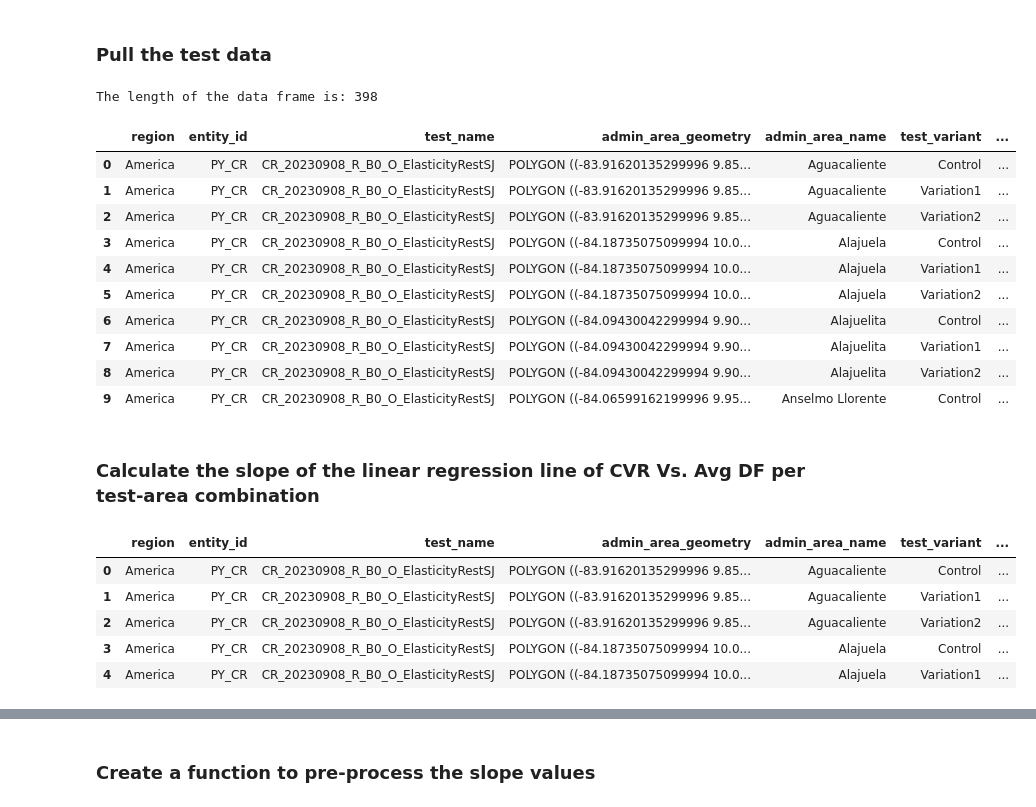
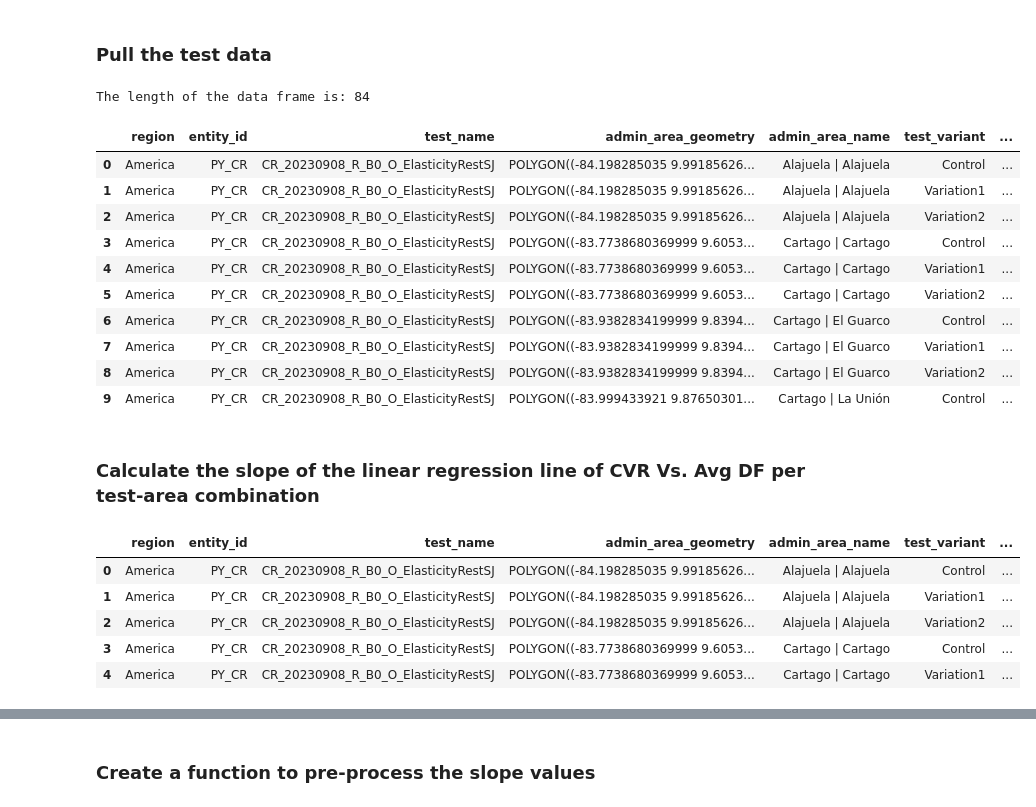
Before and after one commit to shazebasad-dh/https---github.com-deliveryhero-global_pricing, a Jupyter notebook: customer_location/customer_area_grouping.ipynb, the cells around one changed output, grey strips where cells are left out. Drawn from its saved outputs; the diff is of its cells as text; code cells hidden in the pictures.

Commit message:
add slope singificance label and remove gadm level filter

```diff
--- a/customer_location/customer_area_grouping.ipynb
+++ b/customer_location/customer_area_grouping.ipynb
@@ -114,16 +109,15 @@ except ValueError:
 ### Pull the test data
 # %%
 test_data_query = """
-	-- Get the GADM data for the countries of choice
-	WITH gadm_data AS (
+	-- Get the admin area data for the countries of choice
+	WITH admin_area_data AS (
 		SELECT
 			ent.segment AS region,
 			ent.global_entity_id AS entity_id,
-			gadm.*
-		FROM `logistics-data-storage-staging.long_term_pricing.gadm_geo_spatial_data_level_{gadm_level}` gadm
-		LEFT JOIN `fulfillment-dwh-production.curated_data_shared_coredata.global_entities` ent ON gadm.gid_0 = ent.country_iso_a3
+			geo.*
+		FROM `logistics-data-storage-staging.long_term_pricing.customer_location_admin_area_data` geo
+		LEFT JOIN `fulfillment-dwh-production.curated_data_shared_coredata.global_entities` ent ON geo.country_code = LOWER(ent.country_code)
 		WHERE TRUE
-			AND IF ("{area_types}" = "All", TRUE, gadm.engtype_{gadm_level} IN ("{area_types}"))
 			AND ent.is_reporting_enabled
             AND ent.is_entity_online
             AND ent.global_entity_id IN ("{entities_of_choice}")
@@ -156,15 +150,15 @@ test_data_query = """
 		QUALIFY ROW_NUMBER() OVER (PARTITION BY x.entity_id, x.perseus_session_id ORDER BY e.event_time DESC) = 1 -- Get the latest location for every session
 	),
 
-    -- Enrich the perseus location data with the GADM data
+    -- Enrich the perseus location data with the admin area data
     perseus_location_enriched AS (
 		SELECT
 			x.*,
-			gadm.geometry AS admin_area_geometry,
-			gadm.name_{gadm_level} AS admin_area_name
+			geo.admin_area_geometry,
+			geo.admin_area_name
 		FROM perseus_location x
         -- This LEFT JOIN checks if the customer location is contained within an admin area and returns TRUE if that is the case
-		LEFT JOIN gadm_data gadm ON x.entity_id = gadm.entity_id AND ST_CONTAINS(SAFE.ST_GEOGFROM(gadm.geometry), x.perseus_location)
+		LEFT JOIN admin_area_data geo ON x.entity_id = geo.entity_id AND ST_CONTAINS(geo.admin_area_geometry, x.perseus_location)
     ),
 
     -- Calculate CVR and CVR3 for each test-area-variant combination
@@ -173,7 +167,7 @@ test_data_query = """
 			ent.segment AS region,
 			x.entity_id,
 			x.test_name,
-			loc.admin_area_geometry,
+			ST_ASTEXT(loc.admin_area_geometry) AS admin_area_geometry,
 			loc.admin_area_name,
 			x.variant AS test_variant,
 			COUNT(DISTINCT x.fe_session_id) AS total_session_count,
@@ -196,14 +190,14 @@ test_data_query = """
         	ent.segment AS region,
 			a.entity_id,
 			b.test_name,
-            gadm.geometry AS admin_area_geometry,
-  			gadm.name_{gadm_level} AS admin_area_name,
+            ST_ASTEXT(geo.admin_area_geometry) AS admin_area_geometry,
+  			geo.admin_area_name,
 			a.test_variant,
             AVG(a.delivery_fee_local) AS avg_df_local,
 		FROM `fulfillment-dwh-production.{dataset}.dps_sessions_mapped_to_orders` a
 		LEFT JOIN `fulfillment-dwh-production.{dataset}.dps_test_orders` b ON a.entity_id = b.entity_id AND a.order_id = b.order_id
         -- This LEFT JOIN checks if the customer location is contained within an admin area and returns TRUE if that is the case
-		LEFT JOIN gadm_data gadm ON a.entity_id = gadm.entity_id AND ST_CONTAINS(SAFE.ST_GEOGFROM(gadm.geometry), a.customer_location)
+		LEFT JOIN admin_area_data geo ON a.entity_id = geo.entity_id AND ST_CONTAINS(geo.admin_area_geometry, a.customer_location)
         INNER JOIN `fulfillment-dwh-production.curated_data_shared_coredata.global_entities` ent ON a.entity_id = ent.global_entity_id -- Get the region associated with every entity_id
 		WHERE TRUE
 			AND a.created_date BETWEEN DATE("{lookback_period_start_date}") AND DATE("{lookback_period_end_date}")
@@ -221,47 +215,46 @@ test_data_query = """
 		cvr.test_name,
         cvr.admin_area_geometry,
         cvr.admin_area_name,
 		cvr.test_variant,
 		cvr.total_session_count,
 		cvr.cvr,
 		cvr.cvr3,
 		ord.avg_df_local
 	FROM cvr_agg_data cvr
 	-- We use an INNER JOIN because we only want to include areas that have both CVR and order data
     INNER JOIN orders_agg_data ord USING(entity_id, test_name, admin_area_geometry, admin_area_name, test_variant)
 	ORDER BY 1, 2, 3, 4
 """.format(
-	area_types='", "'.join(area_types),
-	gadm_level=gadm_level,
     dataset=dataset,
     lookback_period_start_date=lookback_period_start_date,
     lookback_period_end_date=lookback_period_end_date,
     entities_of_choice='", "'.join(entities_of_choice),
     test_names = '", "'.join(list_test_names)
 )
 
-df_test_data = pd.DataFrame(client.query(query=test_data_query).result().to_dataframe(bqstorage_client=bqstorage_client, progress_bar_type="tqdm"))\
+# Execute the query
+df_test_data = pd.DataFrame(client.query(query=test_data_query).result().to_dataframe(progress_bar_type="tqdm", bqstorage_client=bqstorage_client))\
     .sort_values(by=["region", "entity_id", "test_name", "admin_area_name", "test_variant"])\
     .reset_index(drop=True)
 
 # Print the length of the data frame
 print(f"The length of the data frame is: {len(df_test_data)}")
 
 # Display the head of df_test_data
 df_test_data.head(10)
 # %% [output]
-The length of the data frame is: 398
+The length of the data frame is: 84
 |  | region | entity_id | test_name | admin_area_geometry | admin_area_name | test_variant | ... |
-| 0 | America | PY_CR | CR_20230908_R_B0_O_ElasticityRestSJ | POLYGON ((-83.91620135299996 9.85... | Aguacaliente | Control | ... |
-| 1 | America | PY_CR | CR_20230908_R_B0_O_ElasticityRestSJ | POLYGON ((-83.91620135299996 9.85... | Aguacaliente | Variation1 | ... |
-| 2 | America | PY_CR | CR_20230908_R_B0_O_ElasticityRestSJ | POLYGON ((-83.91620135299996 9.85... | Aguacaliente | Variation2 | ... |
-| 3 | America | PY_CR | CR_20230908_R_B0_O_ElasticityRestSJ | POLYGON ((-84.18735075099994 10.0... | Alajuela | Control | ... |
-| 4 | America | PY_CR | CR_20230908_R_B0_O_ElasticityRestSJ | POLYGON ((-84.18735075099994 10.0... | Alajuela | Variation1 | ... |
-| 5 | America | PY_CR | CR_20230908_R_B0_O_ElasticityRestSJ | POLYGON ((-84.18735075099994 10.0... | Alajuela | Variation2 | ... |
-| 6 | America | PY_CR | CR_20230908_R_B0_O_ElasticityRestSJ | POLYGON ((-84.09430042299994 9.90... | Alajuelita | Control | ... |
-| 7 | America | PY_CR | CR_20230908_R_B0_O_ElasticityRestSJ | POLYGON ((-84.09430042299994 9.90... | Alajuelita | Variation1 | ... |
-| 8 | America | PY_CR | CR_20230908_R_B0_O_ElasticityRestSJ | POLYGON ((-84.09430042299994 9.90... | Alajuelita | Variation2 | ... |
-| 9 | America | PY_CR | CR_20230908_R_B0_O_ElasticityRestSJ | POLYGON ((-84.06599162199996 9.95... | Anselmo Llorente | Control | ... |
+| 0 | America | PY_CR | CR_20230908_R_B0_O_ElasticityRestSJ | POLYGON((-84.198285035 9.99185626... | Alajuela | Alajuela | Control | ... |
+| 1 | America | PY_CR | CR_20230908_R_B0_O_ElasticityRestSJ | POLYGON((-84.198285035 9.99185626... | Alajuela | Alajuela | Variation1 | ... |
+| 2 | America | PY_CR | CR_20230908_R_B0_O_ElasticityRestSJ | POLYGON((-84.198285035 9.99185626... | Alajuela | Alajuela | Variation2 | ... |
+| 3 | America | PY_CR | CR_20230908_R_B0_O_ElasticityRestSJ | POLYGON((-83.7738680369999 9.6053... | Cartago | Cartago | Control | ... |
+| 4 | America | PY_CR | CR_20230908_R_B0_O_ElasticityRestSJ | POLYGON((-83.7738680369999 9.6053... | Cartago | Cartago | Variation1 | ... |
+| 5 | America | PY_CR | CR_20230908_R_B0_O_ElasticityRestSJ | POLYGON((-83.7738680369999 9.6053... | Cartago | Cartago | Variation2 | ... |
+| 6 | America | PY_CR | CR_20230908_R_B0_O_ElasticityRestSJ | POLYGON((-83.9382834199999 9.8394... | Cartago | El Guarco | Control | ... |
+| 7 | America | PY_CR | CR_20230908_R_B0_O_ElasticityRestSJ | POLYGON((-83.9382834199999 9.8394... | Cartago | El Guarco | Variation1 | ... |
+| 8 | America | PY_CR | CR_20230908_R_B0_O_ElasticityRestSJ | POLYGON((-83.9382834199999 9.8394... | Cartago | El Guarco | Variation2 | ... |
+| 9 | America | PY_CR | CR_20230908_R_B0_O_ElasticityRestSJ | POLYGON((-83.999433921 9.87650301... | Cartago | La Unión | Control | ... |
 # %% [markdown]
 ### Calculate the slope of the linear regression line of CVR Vs. Avg DF per test-area combination
 # %%
@@ -281,13 +274,18 @@ df_test_data_enriched["pct_avg_df_change"] = df_test_data_enriched.\
     groupby(["region", "entity_id", "test_name", "admin_area_name"])["avg_df_local"].\
     transform(lambda x: (x - x.iloc[0]) / x.iloc[0])
 
+# Change the numeric columns to numeric data types
+all_cols = df_test_data_enriched.columns.tolist()
+cols_to_change = all_cols[all_cols.index("cvr"):]
+df_test_data_enriched[cols_to_change] = df_test_data_enriched[cols_to_change].apply(lambda x: pd.to_numeric(x))
+
 # Display the head of the data frame
 df_test_data_enriched.head()
 # %% [output]
 |  | region | entity_id | test_name | admin_area_geometry | admin_area_name | test_variant | ... |
-| 0 | America | PY_CR | CR_20230908_R_B0_O_ElasticityRestSJ | POLYGON ((-83.91620135299996 9.85... | Aguacaliente | Control | ... |
-| 1 | America | PY_CR | CR_20230908_R_B0_O_ElasticityRestSJ | POLYGON ((-83.91620135299996 9.85... | Aguacaliente | Variation1 | ... |
-| 2 | America | PY_CR | CR_20230908_R_B0_O_ElasticityRestSJ | POLYGON ((-83.91620135299996 9.85... | Aguacaliente | Variation2 | ... |
-| 3 | America | PY_CR | CR_20230908_R_B0_O_ElasticityRestSJ | POLYGON ((-84.18735075099994 10.0... | Alajuela | Control | ... |
-| 4 | America | PY_CR | CR_20230908_R_B0_O_ElasticityRestSJ | POLYGON ((-84.18735075099994 10.0... | Alajuela | Variation1 | ... |
+| 0 | America | PY_CR | CR_20230908_R_B0_O_ElasticityRestSJ | POLYGON((-84.198285035 9.99185626... | Alajuela | Alajuela | Control | ... |
+| 1 | America | PY_CR | CR_20230908_R_B0_O_ElasticityRestSJ | POLYGON((-84.198285035 9.99185626... | Alajuela | Alajuela | Variation1 | ... |
+| 2 | America | PY_CR | CR_20230908_R_B0_O_ElasticityRestSJ | POLYGON((-84.198285035 9.99185626... | Alajuela | Alajuela | Variation2 | ... |
+| 3 | America | PY_CR | CR_20230908_R_B0_O_ElasticityRestSJ | POLYGON((-83.7738680369999 9.6053... | Cartago | Cartago | Control | ... |
+| 4 | America | PY_CR | CR_20230908_R_B0_O_ElasticityRestSJ | POLYGON((-83.7738680369999 9.6053... | Cartago | Cartago | Variation1 | ... |
 # %%
```
Also changed, not shown: parts of 8 cells of this notebook.
